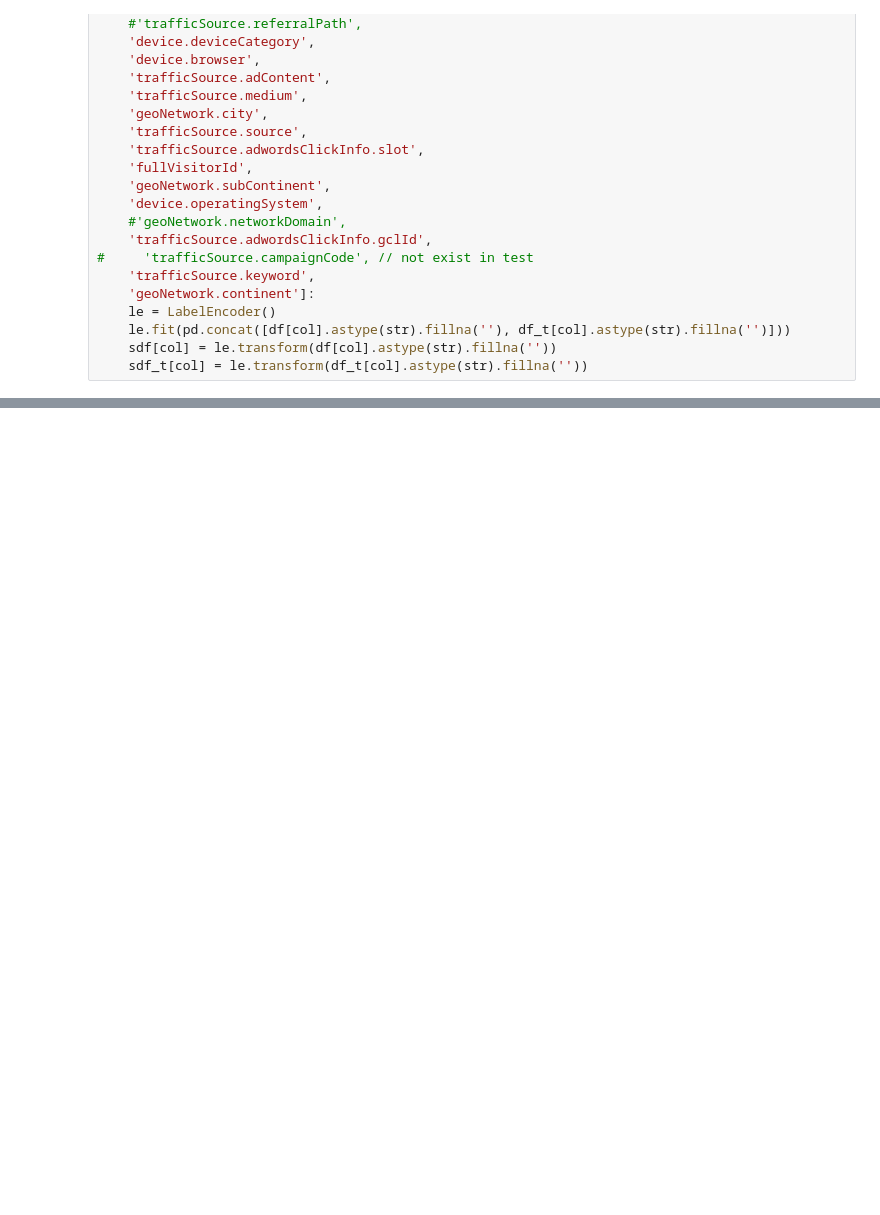
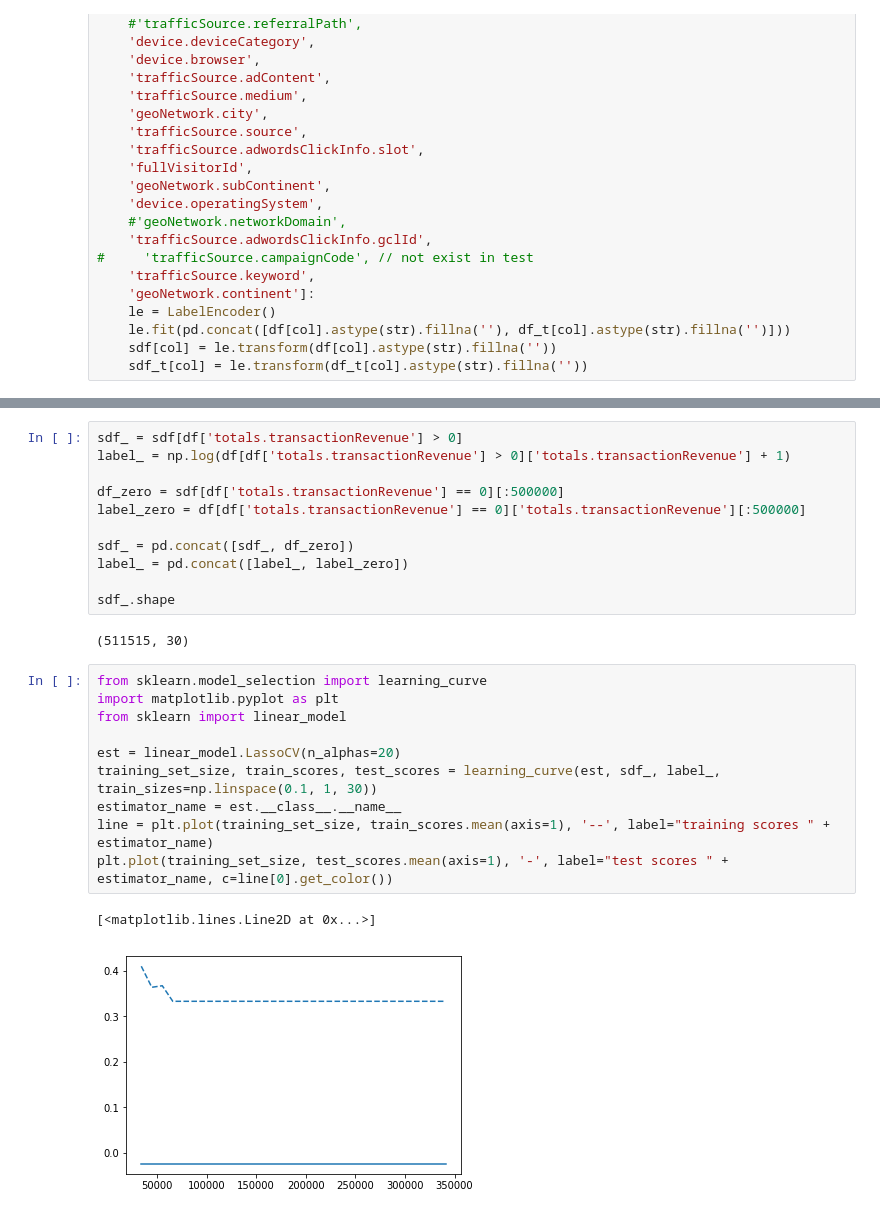
Before and after one commit to ctylim/ga-customer-revenue-prediction, a Jupyter notebook: 2-class+lasso.ipynb, the cells around one changed output, grey strips where cells are left out. Saved outputs shown, nothing was run; the diff lists cells and outputs as text; blank space fills up the shorter version.

```diff
--- a/2-class+lasso.ipynb
+++ b/2-class+lasso.ipynb
@@ -136,0 +253,26 @@ print(sum(list(map(int, pred))) )
+# %%
+sdf_ = sdf[df['totals.transactionRevenue'] > 0]
+label_ = np.log(df[df['totals.transactionRevenue'] > 0]['totals.transactionRevenue'] + 1)
+
+df_zero = sdf[df['totals.transactionRevenue'] == 0][:500000]
+label_zero = df[df['totals.transactionRevenue'] == 0]['totals.transactionRevenue'][:500000]
+
+sdf_ = pd.concat([sdf_, df_zero])
+label_ = pd.concat([label_, label_zero])
+
+sdf_.shape
+# %% [output]
+(511515, 30)
+# %%
+from sklearn.model_selection import learning_curve
+import matplotlib.pyplot as plt
+from sklearn import linear_model
+
+est = linear_model.LassoCV(n_alphas=20)
+training_set_size, train_scores, test_scores = learning_curve(est, sdf_, label_, train_sizes=np.linspace(0.1, 1, 30))
+estimator_name = est.__class__.__name__
+line = plt.plot(training_set_size, train_scores.mean(axis=1), '--', label="training scores " + estimator_name)
+plt.plot(training_set_size, test_scores.mean(axis=1), '-', label="test scores " + estimator_name, c=line[0].get_color())
+# %% [output]
+[<matplotlib.lines.Line2D at 0x...>]
+[figure, added]
```
Also changed, not shown: parts of 19 cells of this notebook.
